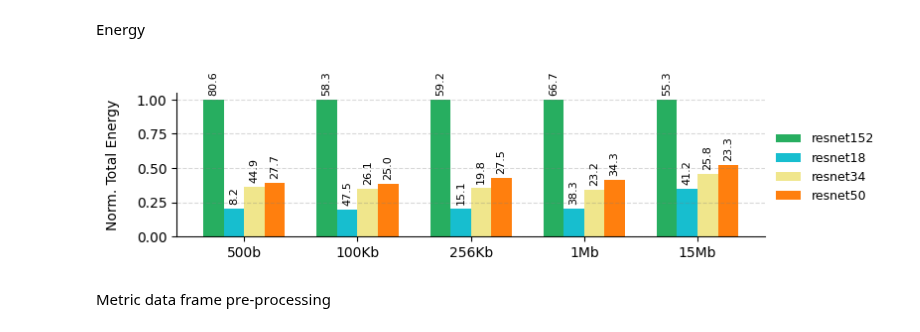
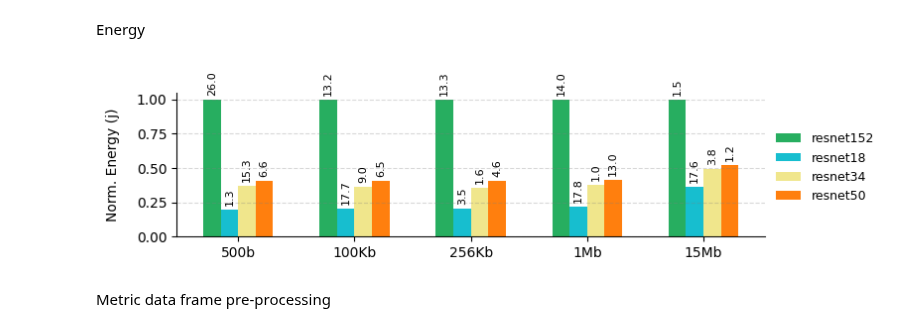
Before and after one commit to donaldonana/FaaS-Benchmark, a Jupyter notebook: image-recognition/ImgRec.ipynb, the cells around one changed output. Drawn from its saved outputs; the diff is of its cells as text; code cells hidden in the pictures.

```diff
--- a/image-recognition/ImgRec.ipynb
+++ b/image-recognition/ImgRec.ipynb
@@ -8,15 +8,14 @@ def max_abs_scale(series):
 
 image_order = ["500b", "100Kb", "256Kb", "1Mb", "15Mb"]
 
-dfe = pd.read_csv("./result/energy.csv")
+dfe = pd.read_csv("result/energy.csv")
 
-dfm = pd.read_csv("./result/result.csv")
+dfm = pd.read_csv("result/result.csv")
 # %% [markdown]
 Energy data frame pre-processing
 # %%
 energy_features = [
-    "cpu0_package_joules",
-    "cpu1_package_joules"
+    "cpu0_core_joules"
 ]
 
 # dfte : Data Frame Total Energy
@@ -39,7 +38,7 @@ sizes = dfte['image'].unique()
 
 # dftt.head()
 # %%
-bar_width = 0.18
+bar_width = 0.15
 sizes = dfte['image'].unique()
 positions = np.arange(len(sizes))
 libraries = dfte['model'].unique()
@@ -77,35 +76,35 @@ fig, ax = plt.subplots(figsize=(8, 2.2))
 
 # Plot each image size
 for i, library in enumerate(libraries):
 
     subset = dfte[dfte['model'] == library]
     bar_positions = np.arange(len(sizes)) + i * bar_width
     bars = ax.bar(
         bar_positions,
         subset['mean_energys'],
         width=bar_width,
         label=library,
         color=color_mapping[library]
     )
 
     for bar, std in zip(bars, subset['std_energy']):
         height = bar.get_height()
         ax.annotate(
             f'{std:.1f}',
             xy=(bar.get_x() + bar.get_width() / 2, height),
             xytext=(0, 3),  # 3 points vertical offset
             textcoords="offset points",
             ha='center', va='bottom',
             fontsize=8, rotation=90
         )
 
-ax = bar_ax_style(ax, "Norm. Total Energy")
+ax = bar_ax_style(ax, "Norm. Energy (j)")
 
 # plt.xticks(rotation=45, ha='right')
 plt.tight_layout()
 plt.show()
 # %% [output]
-[figure, old version]
+[figure, new version]
 # %% [markdown]
 Metric data frame pre-processing
 # %%
```
Also changed, not shown: parts of 6 cells of this notebook, 4 other files.
